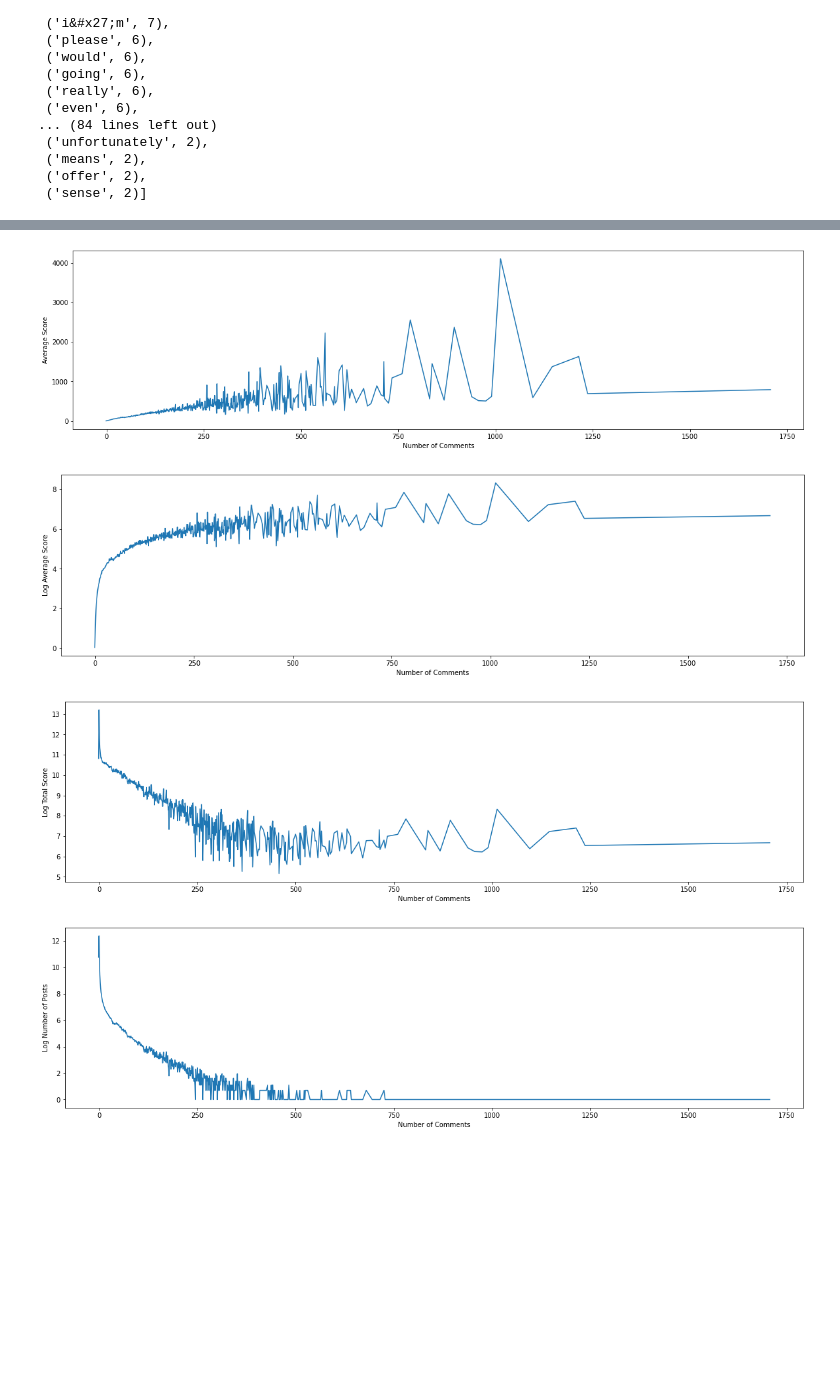
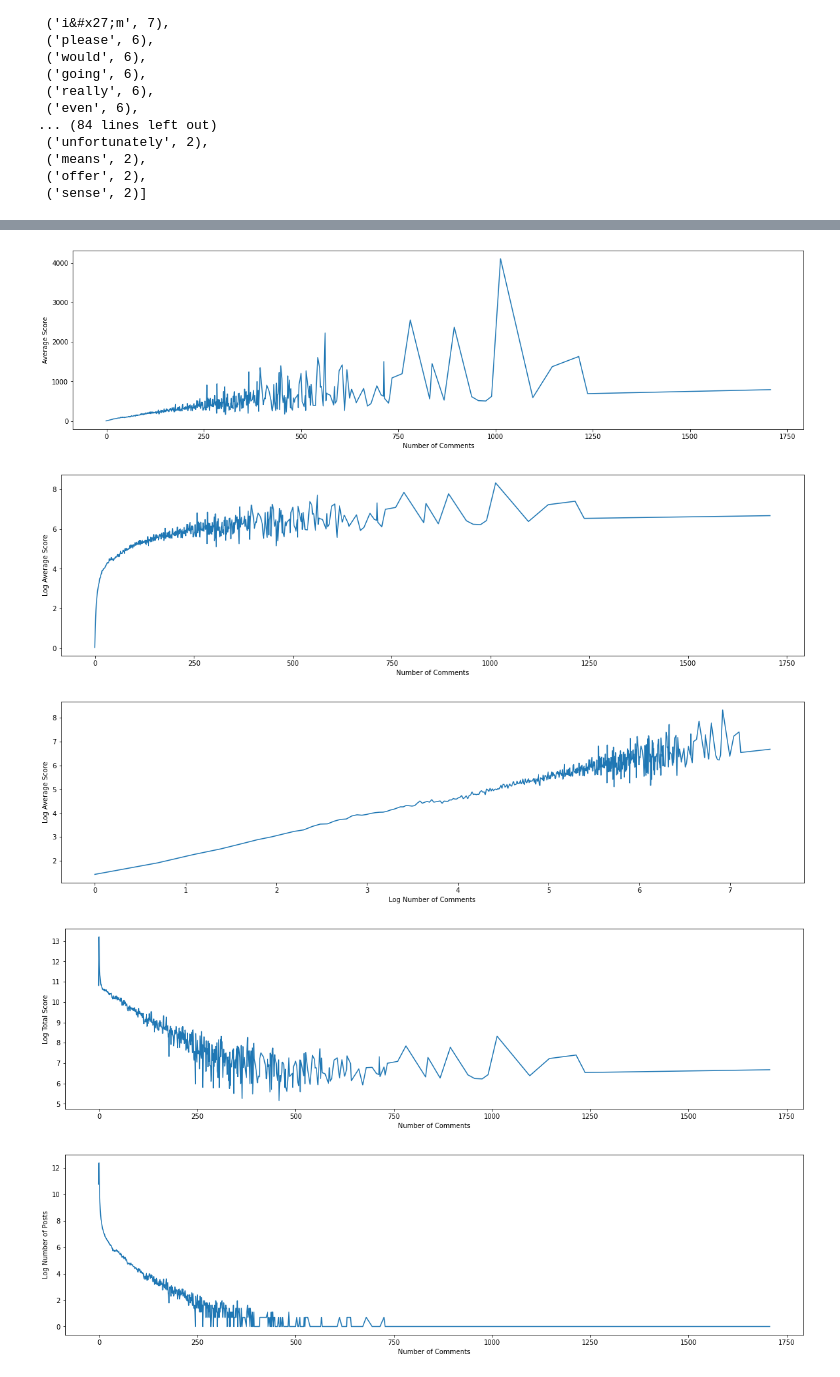
Before and after one commit to Zaidek/Part-II-Disertation, a Jupyter notebook: ptIIproj.ipynb, the cells around one changed output, grey strips where cells are left out. Saved outputs shown, nothing was run; the diff lists cells and outputs as text; code cells hidden in the pictures; blank space fills up the shorter version.

Commit message:
Added a few more graphs

```diff
--- a/ptIIproj.ipynb
+++ b/ptIIproj.ipynb
@@ -430,32 +416,45 @@ score_against_comments_mean = score_against_comments.mean()
 score_against_comments_total = score_against_comments.sum()
 score_against_comments_count = score_against_comments.count()
 
 
 plt.figure(figsize = (20, 5))
 plt.plot(score_against_comments_mean.keys(), score_against_comments_mean.values)
 plt.xlabel("Number of Comments")
 plt.ylabel("Average Score")
 plt.show()
 
 plt.figure(figsize = (20, 5))
 plt.plot(score_against_comments_mean.keys(), np.log(score_against_comments_mean.values))
 plt.xlabel("Number of Comments")
 plt.ylabel("Log Average Score")
 plt.show()
 
 plt.figure(figsize = (20, 5))
+plt.plot(np.log(score_against_comments_mean.keys()), np.log(score_against_comments_mean.values))
+plt.xlabel("Log Number of Comments")
+plt.ylabel("Log Average Score")
+plt.show()
+
+plt.figure(figsize = (20, 5))
 plt.plot(score_against_comments_total.keys(), np.log(score_against_comments_total.values))
 plt.xlabel("Number of Comments")
 plt.ylabel("Log Total Score")
 plt.show()
 
 plt.figure(figsize = (20, 5))
 plt.plot(score_against_comments_count.keys(), np.log(score_against_comments_count.values))
 plt.xlabel("Number of Comments")
 plt.ylabel("Log Number of Posts")
 plt.show()
+
+plt.figure(figsize = (20, 5))
+plt.plot(np.log(score_against_comments_count.keys()), np.log(score_against_comments_count.values))
+plt.xlabel("Log Number of Comments")
+plt.ylabel("Log Number of Posts")
+plt.show()
 # %% [output]
 [figure]
 [figure]
-[figure, old version]
+[figure, new version]
-[figure, old version]
+[figure, new version]
+[figure, added]
```
Also changed, not shown: parts of 3 cells of this notebook.
